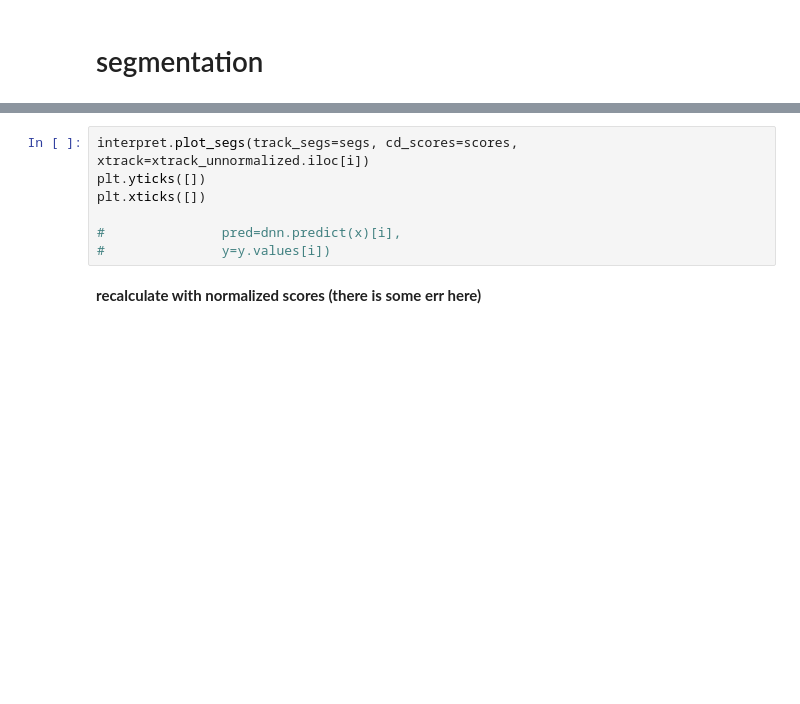
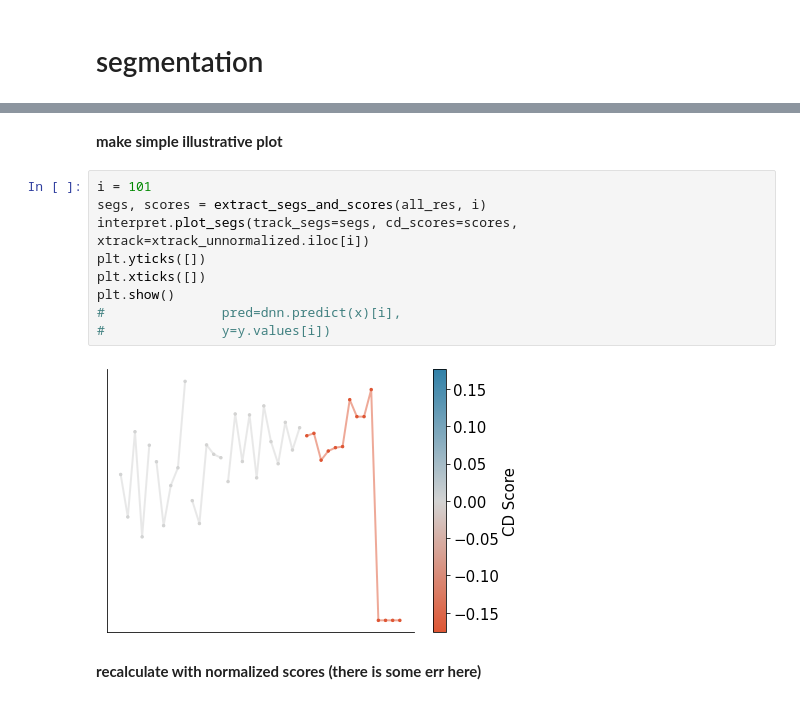
Before and after one commit to Yu-Group/molecular-partner-prediction, a Jupyter notebook: notebooks/11_interpret_interactions.ipynb, the cells around one changed output, grey strips where cells are left out. Cells and saved outputs as stored; diff of their text form; blank space fills up the shorter version.

```diff
--- a/notebooks/11_interpret_interactions.ipynb
+++ b/notebooks/11_interpret_interactions.ipynb
@@ -138,10 +163,16 @@ plt.show()
+# %% [markdown]
+**make simple illustrative plot**
 # %%
+i = 101
+segs, scores = extract_segs_and_scores(all_res, i)
 interpret.plot_segs(track_segs=segs, cd_scores=scores, xtrack=xtrack_unnormalized.iloc[i])
 plt.yticks([])
 plt.xticks([])
-
+plt.show()
 #               pred=dnn.predict(x)[i],
 #               y=y.values[i])
+# %% [output]
+[figure, added]
 # %% [markdown]
 **recalculate with normalized scores (there is some err here)**
 # %%
```
Also changed, not shown: parts of 7 cells of this notebook, 1 other file.
